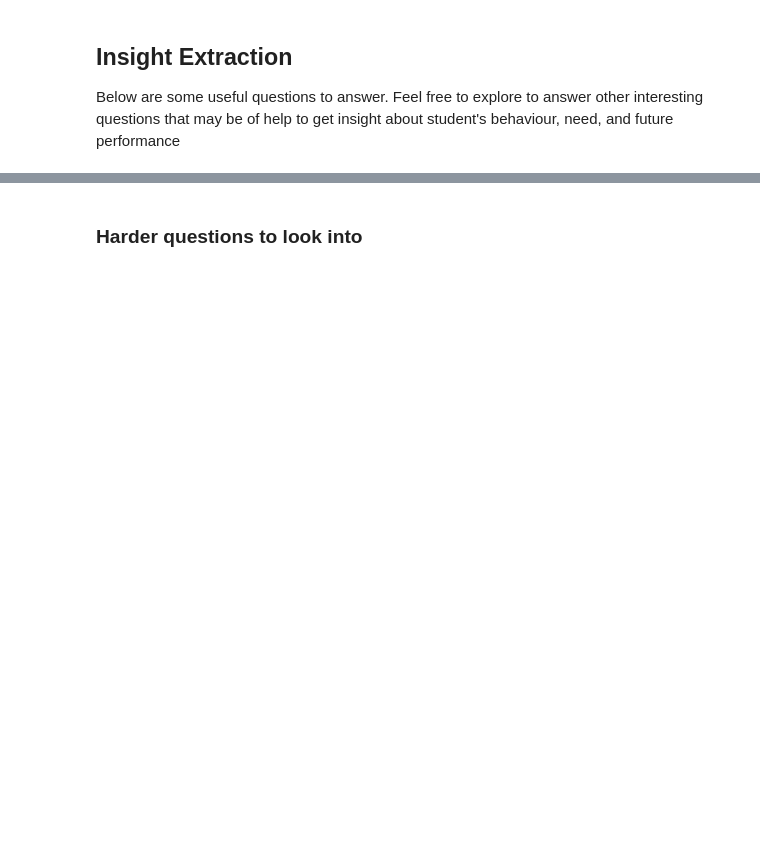
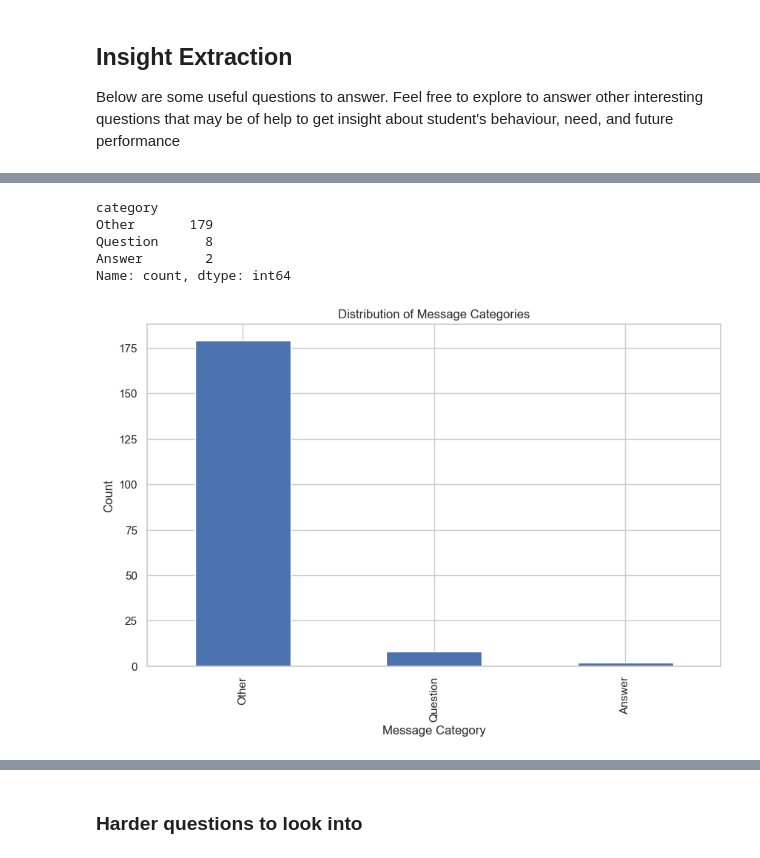
Before and after one commit to lamigaroma/week0_starter_network_analysis, a Jupyter notebook: notebooks/parse_slack_data.ipynb, the cells around one changed output, grey strips where cells are left out. Drawn from its saved outputs; the diff is of its cells as text; code cells hidden in the pictures; blank space fills up the shorter version.

```diff
--- a/notebooks/parse_slack_data.ipynb
+++ b/notebooks/parse_slack_data.ipynb
@@ -365,2 +437,31 @@ Below are some useful questions to answer. Feel free to explore to answer other
+# %%
+# Classify messages into different categories such as questions, answers, comments, etc.
+pfill['tagged_users'] = get_tagged_users(pfill)
+
+# Create new columns for message categories
+pfill['category'] = 'Other'  # Default category
+
+# Identify and classify messages based on certain keywords or patterns
+pfill.loc[pfill['msg_content'].str.contains('(?:^|\W)\\?+'), 'category'] = 'Question'
+pfill.loc[pfill['msg_content'].str.contains('(?:^|\W)answer(?:$|\W)', case=False), 'category'] = 'Answer'
+pfill.loc[pfill['msg_content'].str.contains('(?:^|\W)comment(?:$|\W)', case=False), 'category'] = 'Comment'
+
+# Display the distribution of message categories
+category_counts = pfill['category'].value_counts()
+print(category_counts)
+
+# Plot the distribution
+category_counts.plot(kind='bar', figsize=(10, 6))
+plt.title('Distribution of Message Categories')
+plt.xlabel('Message Category')
+plt.ylabel('Count')
+plt.show()
+# %% [output]
+category
+Other       179
+Question      8
+Answer        2
+Name: count, dtype: int64
+[figure, added]
 # %%
 # Which users got the most reactions?
```
Also changed, not shown: parts of 21 cells of this notebook, 1 other file.
